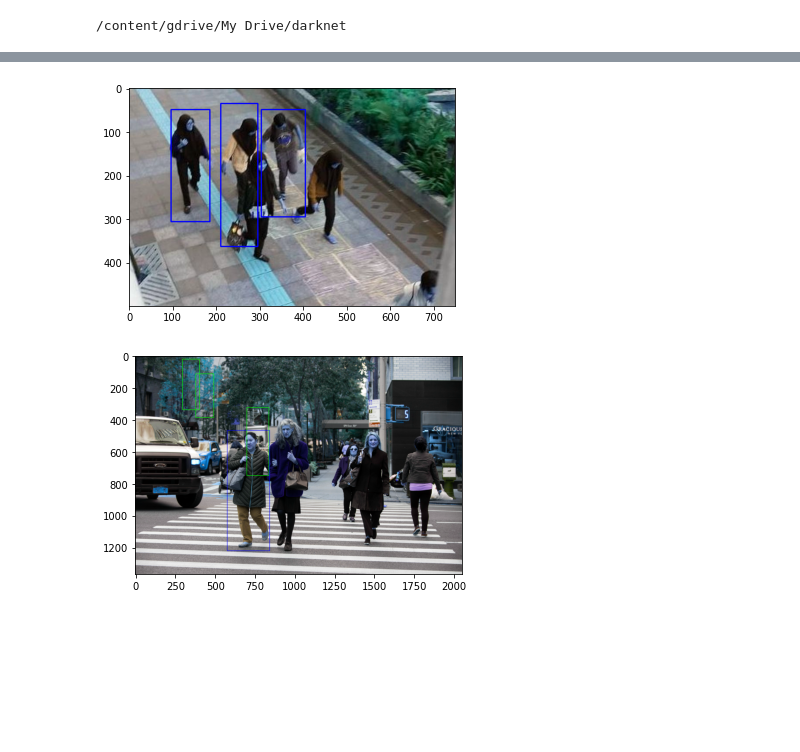
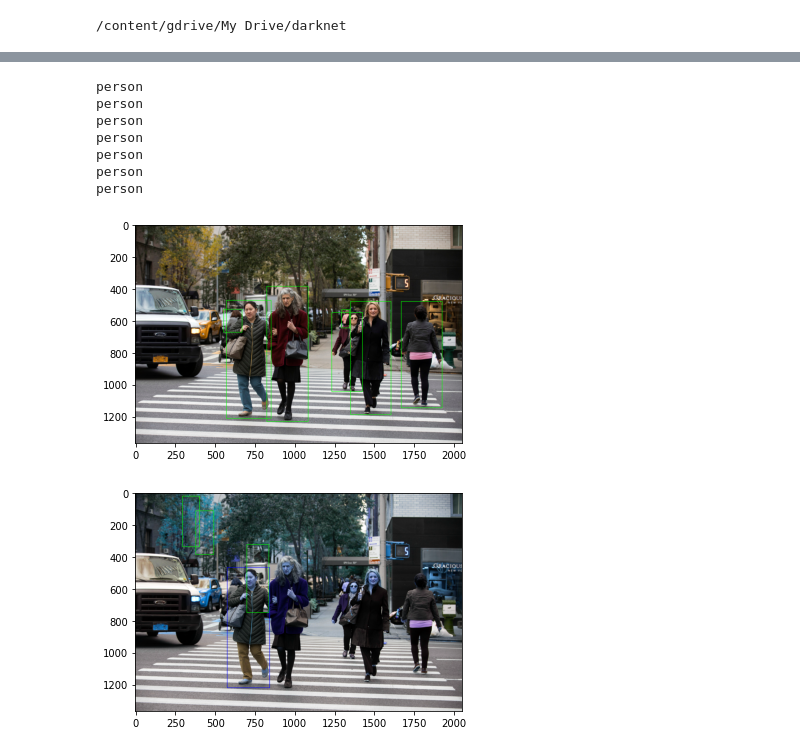
Before and after one commit to lephuocdat2000/Advanced-CV, a Jupyter notebook: Trainyolov4onlyperson.ipynb, the cells around one changed output, grey strips where cells are left out. Cells and saved outputs as stored; diff of their text form; code cells hidden in the pictures; blank space fills up the shorter version.

```diff
--- a/Trainyolov4onlyperson.ipynb
+++ b/Trainyolov4onlyperson.ipynb
@@ -36,17 +43,3 @@ with open("val.txt", "w") as f:
-# %%
-import cv2
-import matplotlib.pyplot as plt
-
-image = cv2.imread('/content/gdrive/MyDrive/Advanced-CV/2019_05_13_72171_1557749850._large.jpg')
-cv2.rectangle(image,(96,49),(96+89,49+257),(0,0,255),2)
-cv2.rectangle(image,(210,35),(210+85,30+333),(0,0,255),2)
-cv2.rectangle(image,(303,49),(303+101,49+246),(0,0,255),2)
-
-plt.imshow(image)
-plt.show()
- 199   top_y:   39   width:  115   height:  352)
-# %% [output]
-[figure, removed]
 # %%
 ! ./darknet detector test cfg/coco.data cfg/yolov4.cfg yolov4.weights -ext_output /content/gdrive/MyDrive/Advanced-CV/00pedxing01-superJumbo.jpg
 # %%
@@ -77,6 +68,34 @@ def load_network_1(config_file, data_file, weights, batch_size=1):
     class_names = [metadata.names[i].decode("ascii") for i in range(1)]
     colors = class_colors(class_names)
     return network, class_names, colors
+
+def darknet_helper(img, width, height):
+  darknet_image = make_image(width, height, 3)
+  img_rgb = cv2.cvtColor(img, cv2.COLOR_BGR2RGB)
+  img_resized = cv2.resize(img_rgb, (width, height),
+                              interpolation=cv2.INTER_LINEAR)
+
+  # get image ratios to convert bounding boxes to proper size
+  img_height, img_width, _ = img.shape
+  width_ratio = img_width/width
+  height_ratio = img_height/height
+
+  # run model on darknet style image to get detections
+  copy_image_from_bytes(darknet_image, img_resized.tobytes())
+  detections = detect_image(network, class_names, darknet_image)
+  free_image(darknet_image)
+  return detections, width_ratio, height_ratio
+
+def Detection(detections,image):
+  for label, confidence, bbox in detections:
+    left, top, right, bottom = bbox2points(bbox)
+    left, top, right, bottom = int(left * width_ratio), int(top * height_ratio), int(right * width_ratio), int(bottom * height_ratio)
+    cv2.rectangle(image, (left, top), (right, bottom),(0,255,0), 2)
+    # cv2.putText(image, "{} [{:.2f}]".format(label, float(confidence)),
+    #                   (left, top - 5), cv2.FONT_HERSHEY_SIMPLEX, 0.5,
+    #                   class_colors[label], 2)
+  plt.imshow(cv2.cvtColor(image,cv2.COLOR_BGR2RGB))
+  plt.show()
 # %%
 from darknet import *
 #608X608
@@ -84,6 +103,20 @@ from darknet import *
 network, class_names, class_colors = load_network_1("cfg/yolov4.cfg", "cfg/coco.data", "yolov4.weights")
 width = network_width(network)
 height = network_height(network)
+# %%
+image = cv2.imread("/content/gdrive/MyDrive/Advanced-CV/00pedxing01-superJumbo.jpg")
+detections, width_ratio, height_ratio = darknet_helper(image, width, height)
+boxes = [bbox for _,_,bbox in detections]
+Detection(detections,image)
+# %% [output]
+person
+person
+person
+person
+person
+person
+person
+[figure, added]
 # %%
 import cv2
 import matplotlib.pyplot as plt
```
Also changed, not shown: parts of 3 cells of this notebook.
